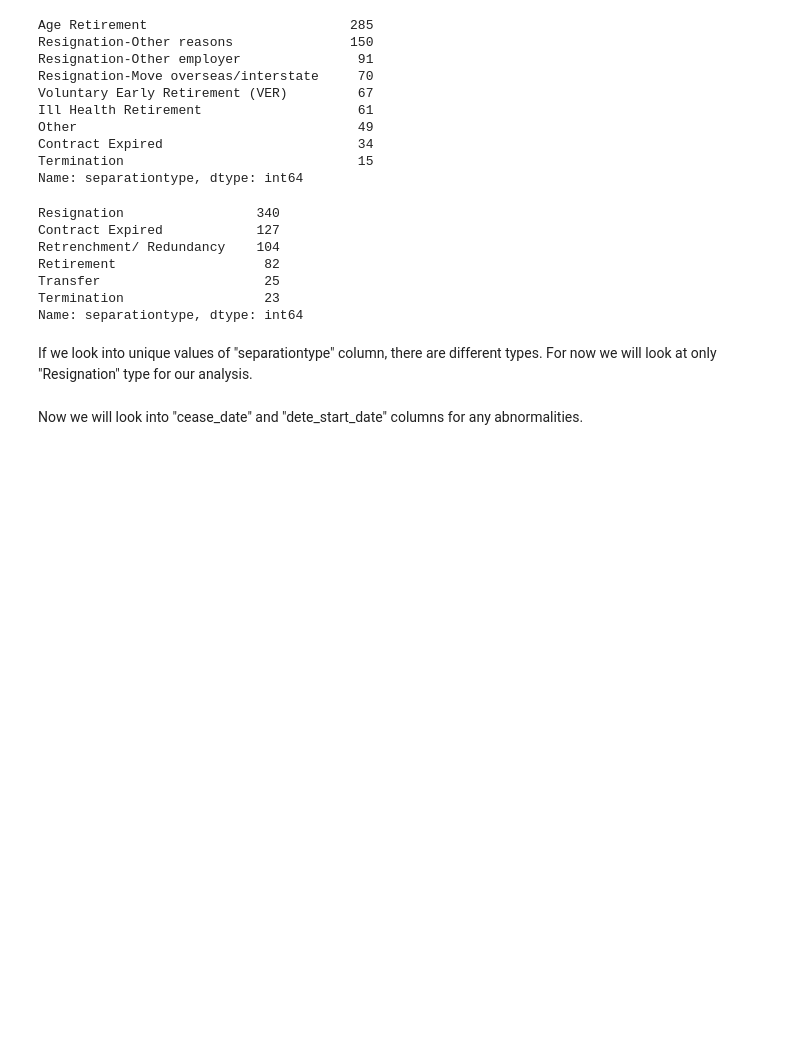
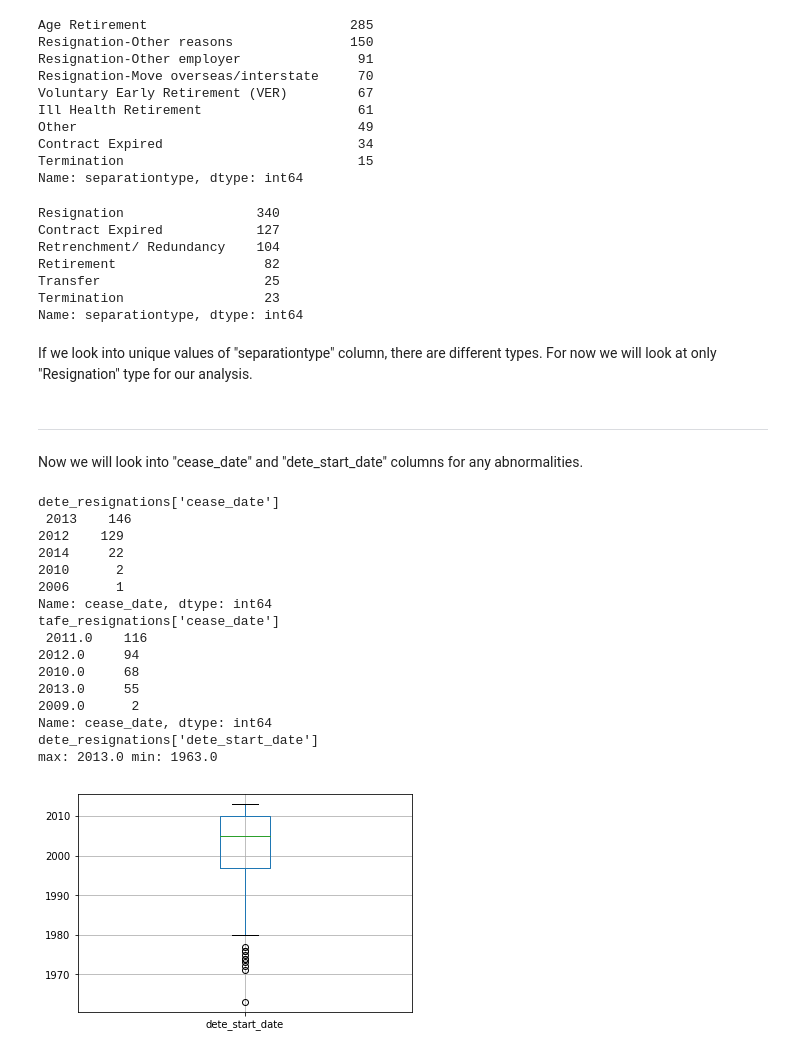
Before and after one commit to naga-pakalapati/DQ-Projects, a Jupyter notebook: Clean And Analyze Employee Exit Surveys.ipynb, the cells around one changed output. Saved outputs shown, nothing was run; the diff lists cells and outputs as text; code cells hidden in the pictures; blank space fills up the shorter version.

```diff
--- a/Clean And Analyze Employee Exit Surveys.ipynb
+++ b/Clean And Analyze Employee Exit Surveys.ipynb
@@ -92,4 +92,29 @@ dete_resignations = dete_survey_updated[dete_survey_updated['separationtype'].is
 
 tafe_resignations = tafe_survey_updated[tafe_survey_updated['separationtype'] == 'Resignation'].copy()
 # %% [markdown]
+---------------
 Now we will look into "cease_date" and "dete_start_date" columns for any abnormalities.
+# %%
+print("dete_resignations['cease_date']\n", dete_resignations['cease_date'].str[-4:].value_counts())
+print("tafe_resignations['cease_date']\n", tafe_resignations['cease_date'].value_counts())
+print("dete_resignations['dete_start_date']")
+print("max:", dete_resignations['dete_start_date'].max(),"min:", dete_resignations['dete_start_date'].min())
+dete_resignations.boxplot('dete_start_date');
+# %% [output]
+dete_resignations['cease_date']
+ 2013    146
+2012    129
+2014     22
+2010      2
+2006      1
+Name: cease_date, dtype: int64
+tafe_resignations['cease_date']
+ 2011.0    116
+2012.0     94
+2010.0     68
+2013.0     55
+2009.0      2
+Name: cease_date, dtype: int64
+dete_resignations['dete_start_date']
+max: 2013.0 min: 1963.0
+[figure, added]
```
Also changed, not shown: parts of 14 cells of this notebook.
